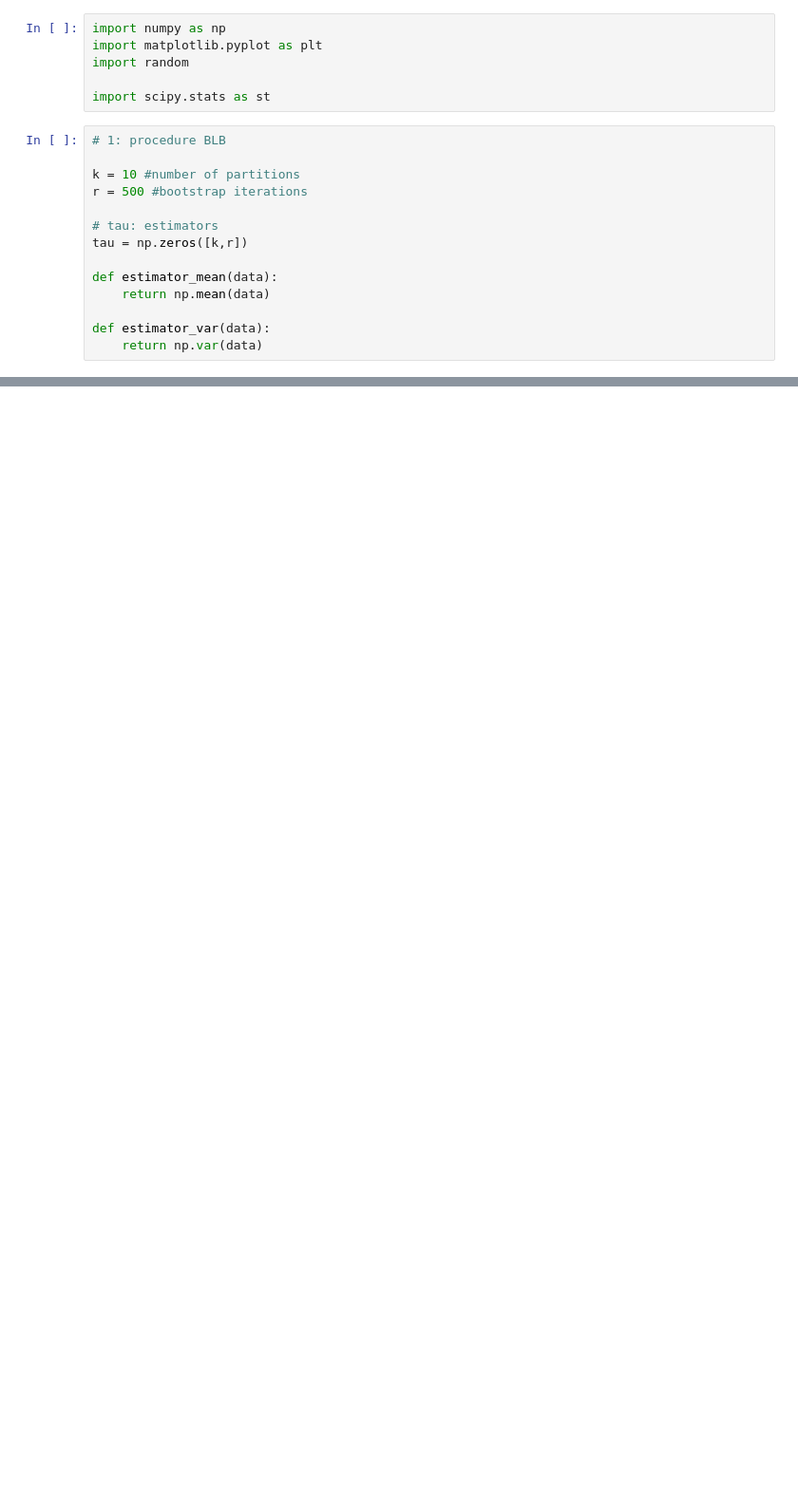
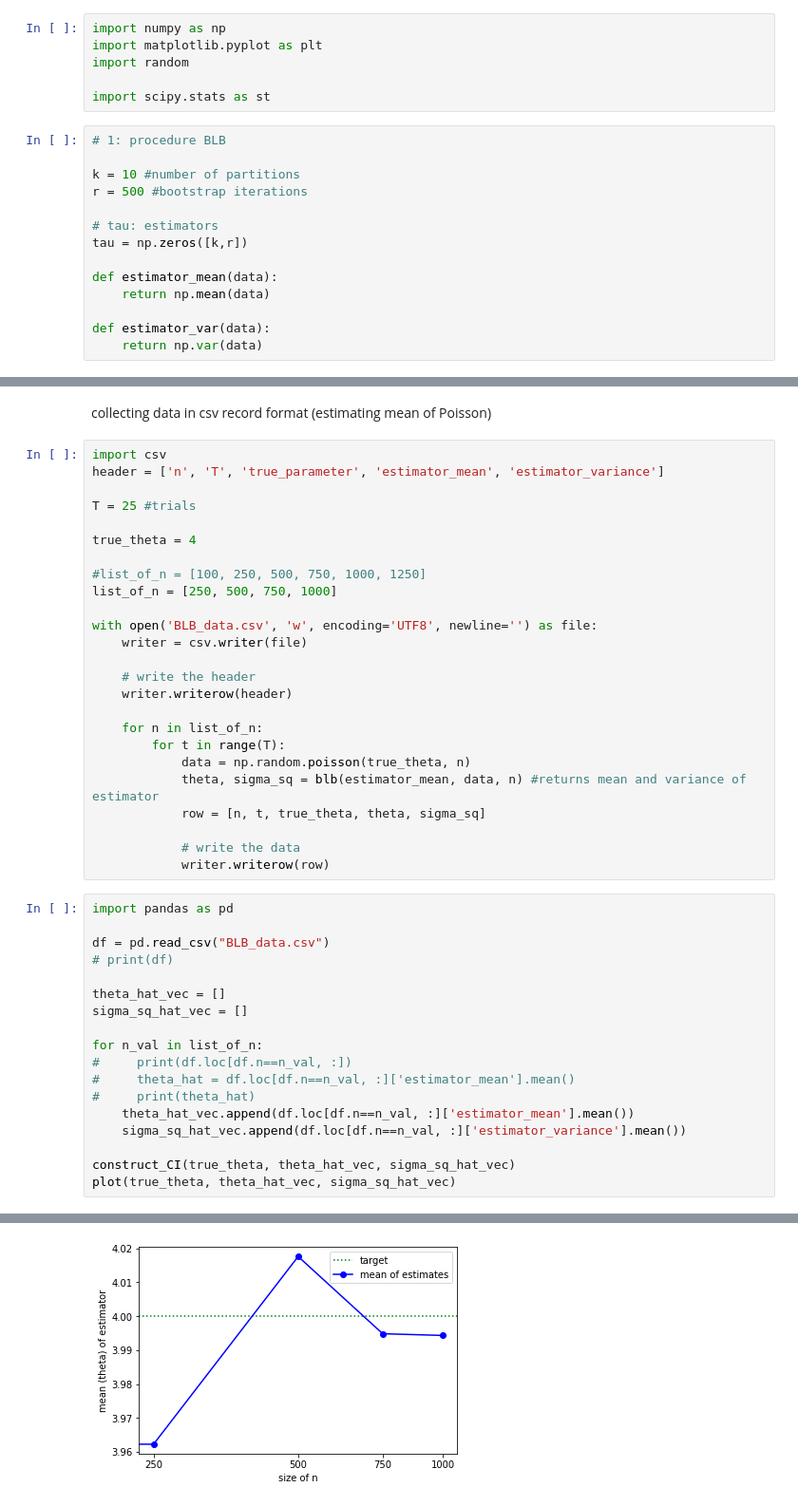
Before and after one commit to ageva2022/thesisspring22, a Jupyter notebook: thesisS22.ipynb, the cells around one changed output, grey strips where cells are left out. Shown: that part at 95% size. Drawn from its saved outputs; the diff is of its cells as text; blank space fills up the shorter version.

```diff
--- a/thesisS22.ipynb
+++ b/thesisS22.ipynb
@@ -205,0 +268,46 @@ success rate: if true theta is in CI 1.0
+# %% [markdown]
+collecting data in csv record format (estimating mean of Poisson)
+# %%
+import csv
+header = ['n', 'T', 'true_parameter', 'estimator_mean', 'estimator_variance']
+
+T = 25 #trials
+
+true_theta = 4
+
+#list_of_n = [100, 250, 500, 750, 1000, 1250]
+list_of_n = [250, 500, 750, 1000]
+
+with open('BLB_data.csv', 'w', encoding='UTF8', newline='') as file:
+    writer = csv.writer(file)
+
+    # write the header
+    writer.writerow(header)
+
+    for n in list_of_n:
+        for t in range(T):
+            data = np.random.poisson(true_theta, n)
+            theta, sigma_sq = blb(estimator_mean, data, n) #returns mean and variance of estimator
+            row = [n, t, true_theta, theta, sigma_sq]
+
+            # write the data
+            writer.writerow(row)
+# %%
+import pandas as pd
+
+df = pd.read_csv("BLB_data.csv")
+# print(df)
+
+theta_hat_vec = []
+sigma_sq_hat_vec = []
+
+for n_val in list_of_n:
+#     print(df.loc[df.n==n_val, :])
+#     theta_hat = df.loc[df.n==n_val, :]['estimator_mean'].mean()
+#     print(theta_hat)
+    theta_hat_vec.append(df.loc[df.n==n_val, :]['estimator_mean'].mean())
+    sigma_sq_hat_vec.append(df.loc[df.n==n_val, :]['estimator_variance'].mean())
+
+construct_CI(true_theta, theta_hat_vec, sigma_sq_hat_vec)
+plot(true_theta, theta_hat_vec, sigma_sq_hat_vec)
+# %% [output]
@@ -205,0 +327 @@ success rate: if true theta is in CI 1.0
+[figure, added]
```
Also changed, not shown: parts of 14 cells of this notebook.
